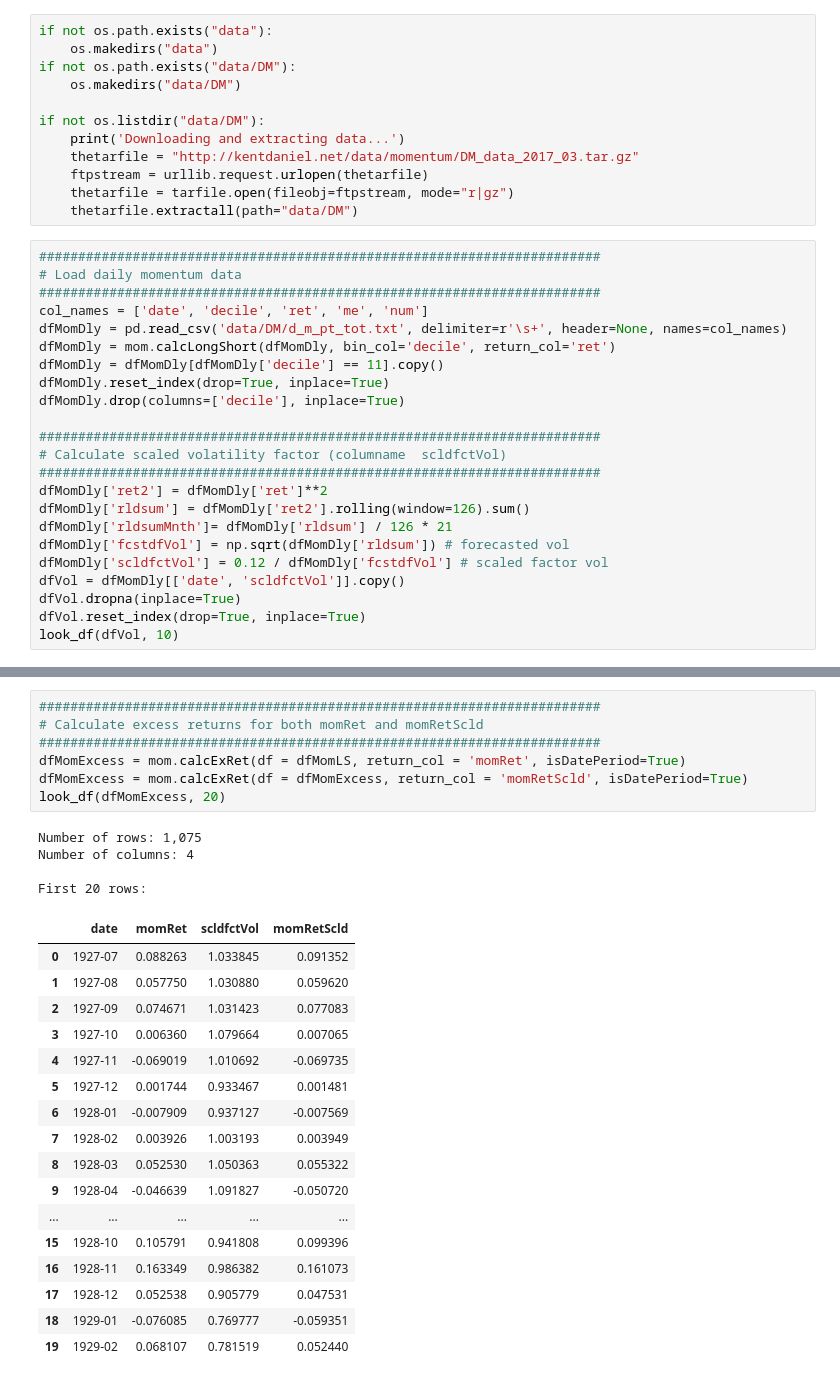
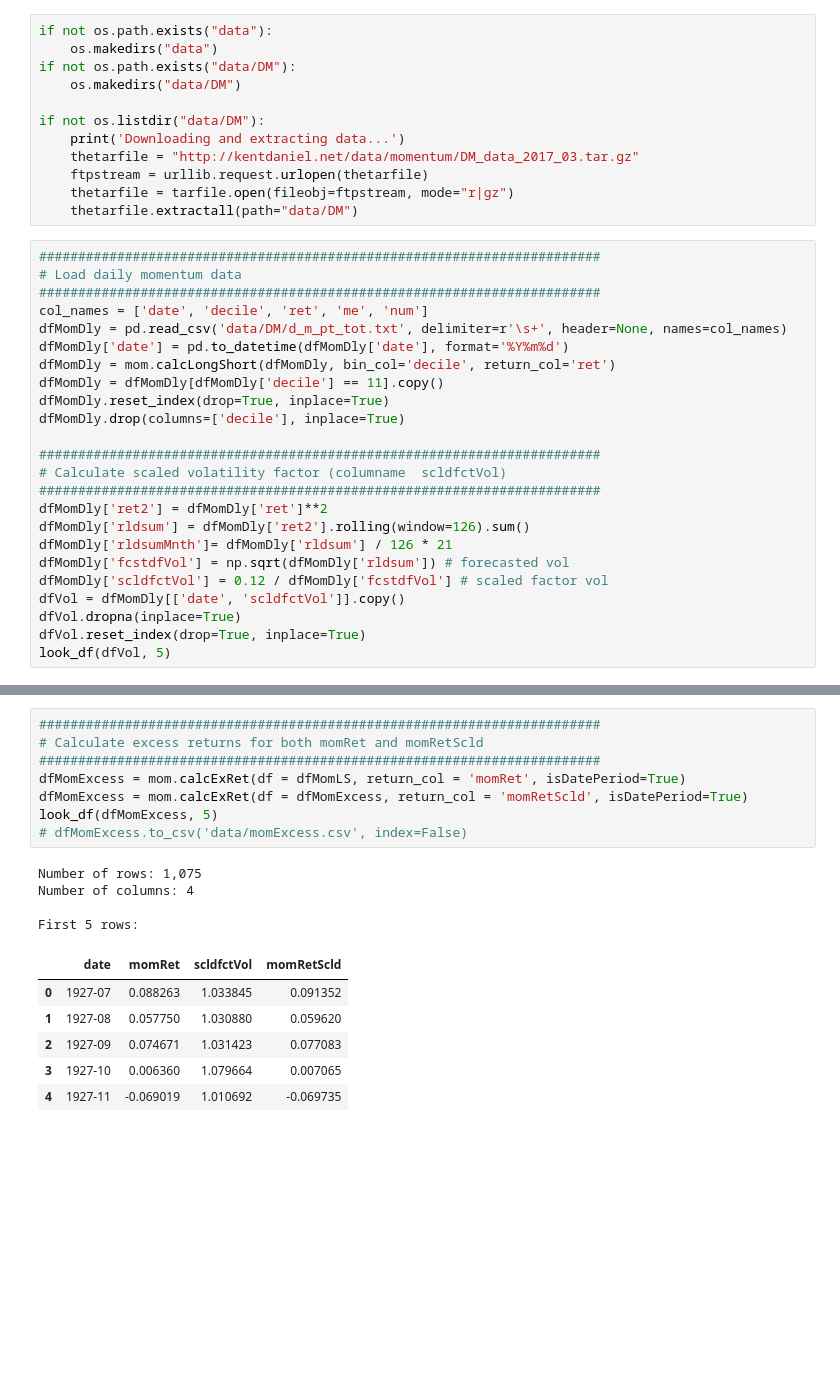
Before and after one commit to knecoch1/qam-mom, a Jupyter notebook: FP_DailyMomentum.ipynb, the cells around one changed output, grey strips where cells are left out. Cells and saved outputs as stored; diff of their text form; blank space fills up the shorter version.

```diff
--- a/FP_DailyMomentum.ipynb
+++ b/FP_DailyMomentum.ipynb
@@ -31,6 +42,7 @@ if not os.listdir("data/DM"):
 ########################################################################
 col_names = ['date', 'decile', 'ret', 'me', 'num']
 dfMomDly = pd.read_csv('data/DM/d_m_pt_tot.txt', delimiter=r'\s+', header=None, names=col_names)
+dfMomDly['date'] = pd.to_datetime(dfMomDly['date'], format='%Y%m%d')
 dfMomDly = mom.calcLongShort(dfMomDly, bin_col='decile', return_col='ret')
 dfMomDly = dfMomDly[dfMomDly['decile'] == 11].copy()
 dfMomDly.reset_index(drop=True, inplace=True)
@@ -47,7 +59,7 @@ dfMomDly['scldfctVol'] = 0.12 / dfMomDly['fcstdfVol'] # scaled factor vol
 dfVol = dfMomDly[['date', 'scldfctVol']].copy()
 dfVol.dropna(inplace=True)
 dfVol.reset_index(drop=True, inplace=True)
-look_df(dfVol, 10)
+look_df(dfVol, 5)
 # %% [output]
 Number of rows: 23,614
 Number of columns: 2
@@ -142,29 +139,19 @@ First 20 rows:
 # %%
 ########################################################################
 # Calculate excess returns for both momRet and momRetScld
 ########################################################################
 dfMomExcess = mom.calcExRet(df = dfMomLS, return_col = 'momRet', isDatePeriod=True)
 dfMomExcess = mom.calcExRet(df = dfMomExcess, return_col = 'momRetScld', isDatePeriod=True)
-look_df(dfMomExcess, 20)
+look_df(dfMomExcess, 5)
+# dfMomExcess.to_csv('data/momExcess.csv', index=False)
 # %% [output]
 Number of rows: 1,075
 Number of columns: 4
 
-First 20 rows:
+First 5 rows:
 |  | date | momRet | scldfctVol | momRetScld |
 | 0 | 1927-07 | 0.088263 | 1.033845 | 0.091352 |
 | 1 | 1927-08 | 0.057750 | 1.030880 | 0.059620 |
 | 2 | 1927-09 | 0.074671 | 1.031423 | 0.077083 |
 | 3 | 1927-10 | 0.006360 | 1.079664 | 0.007065 |
 | 4 | 1927-11 | -0.069019 | 1.010692 | -0.069735 |
-| 5 | 1927-12 | 0.001744 | 0.933467 | 0.001481 |
-| 6 | 1928-01 | -0.007909 | 0.937127 | -0.007569 |
-| 7 | 1928-02 | 0.003926 | 1.003193 | 0.003949 |
-| 8 | 1928-03 | 0.052530 | 1.050363 | 0.055322 |
-| 9 | 1928-04 | -0.046639 | 1.091827 | -0.050720 |
-| ... | ... | ... | ... | ... |
-| 15 | 1928-10 | 0.105791 | 0.941808 | 0.099396 |
-| 16 | 1928-11 | 0.163349 | 0.986382 | 0.161073 |
-| 17 | 1928-12 | 0.052538 | 0.905779 | 0.047531 |
-| 18 | 1929-01 | -0.076085 | 0.769777 | -0.059351 |
-| 19 | 1929-02 | 0.068107 | 0.781519 | 0.052440 |
```
Also changed, not shown: parts of 15 cells of this notebook, 2 other files.
